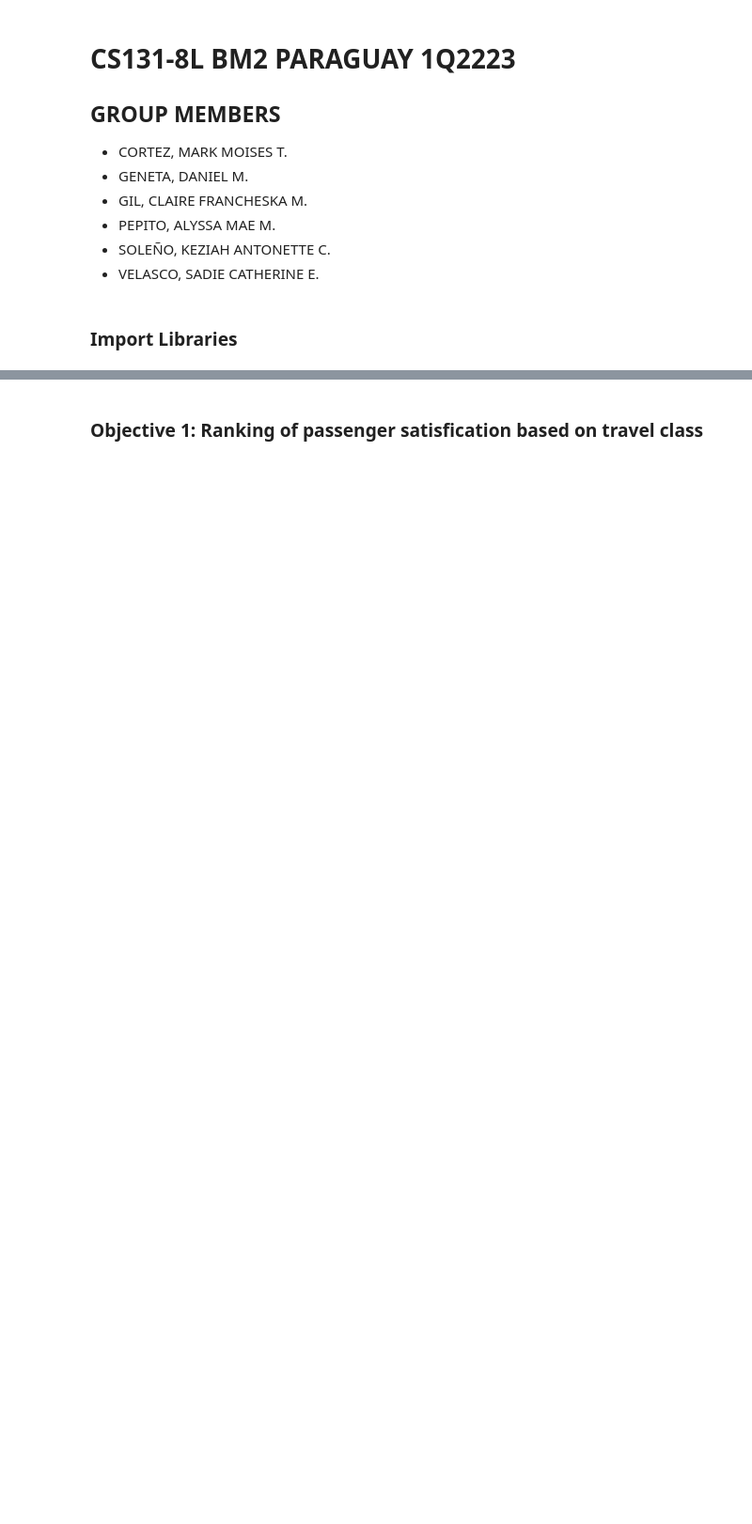
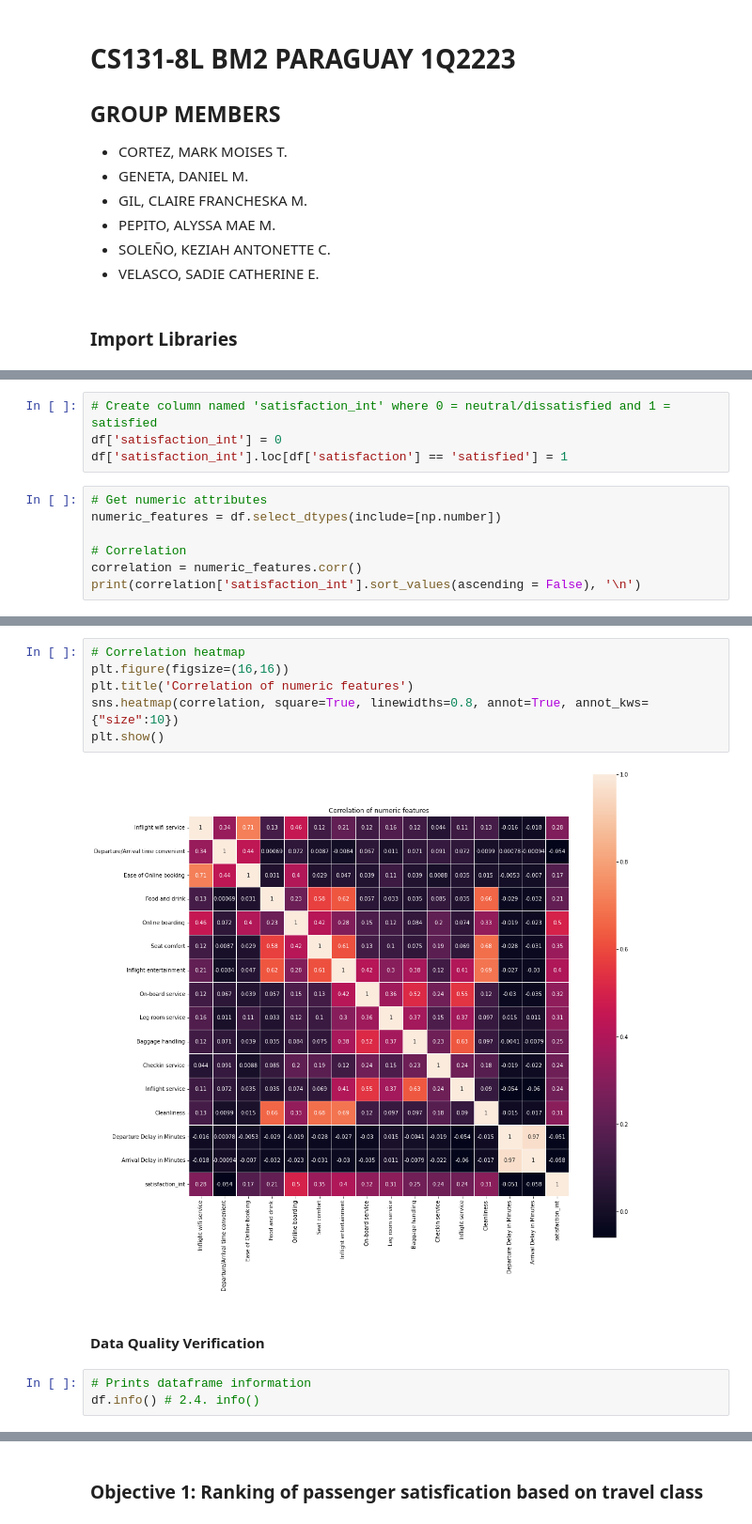
Before and after one commit to isdmg/CS131-8L-PROJECT-PARAGUAY, a Jupyter notebook: CS131-8L PROJECT - PARAGUAY.ipynb, the cells around one changed output, grey strips where cells are left out. Shown: that part at 94% size. Cells and saved outputs as stored; diff of their text form; blank space fills up the shorter version.

Commit message:
Add items (see description) for the paper
- Panda dataframe of raw dataset
- describe()
- correlation heatmap
- info()
- sum of isna()
- dataset w/ dropped columns

```diff
--- a/CS131-8L PROJECT - PARAGUAY.ipynb
+++ b/CS131-8L PROJECT - PARAGUAY.ipynb
@@ -24,0 +39,11 @@ df.describe()
+# %%
+# Create column named 'satisfaction_int' where 0 = neutral/dissatisfied and 1 = satisfied
+df['satisfaction_int'] = 0
+df['satisfaction_int'].loc[df['satisfaction'] == 'satisfied'] = 1
+# %%
+# Get numeric attributes
+numeric_features = df.select_dtypes(include=[np.number])
+
+# Correlation
+correlation = numeric_features.corr()
+print(correlation['satisfaction_int'].sort_values(ascending = False), '\n')
@@ -24,0 +68,13 @@ df.describe()
+# %%
+# Correlation heatmap
+plt.figure(figsize=(16,16))
+plt.title('Correlation of numeric features')
+sns.heatmap(correlation, square=True, linewidths=0.8, annot=True, annot_kws={"size":10})
+plt.show()
+# %% [output]
+[figure, added]
+# %% [markdown]
+#### Data Quality Verification
+# %%
+# Prints dataframe information
+df.info() # 2.4. info()
```
Also changed, not shown: parts of 19 cells of this notebook.
